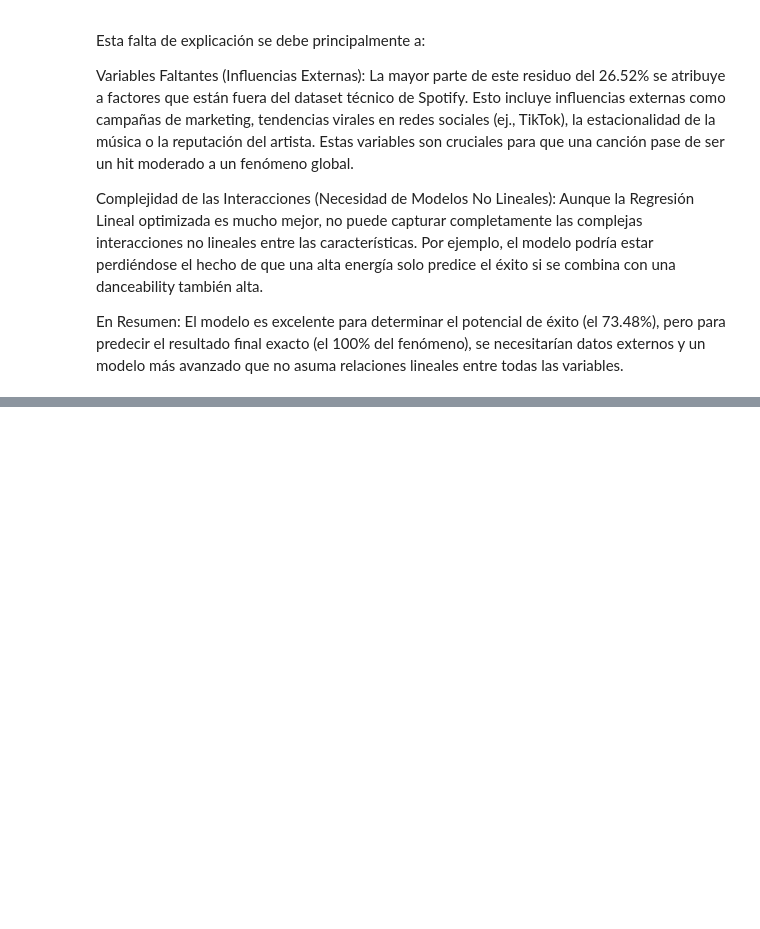
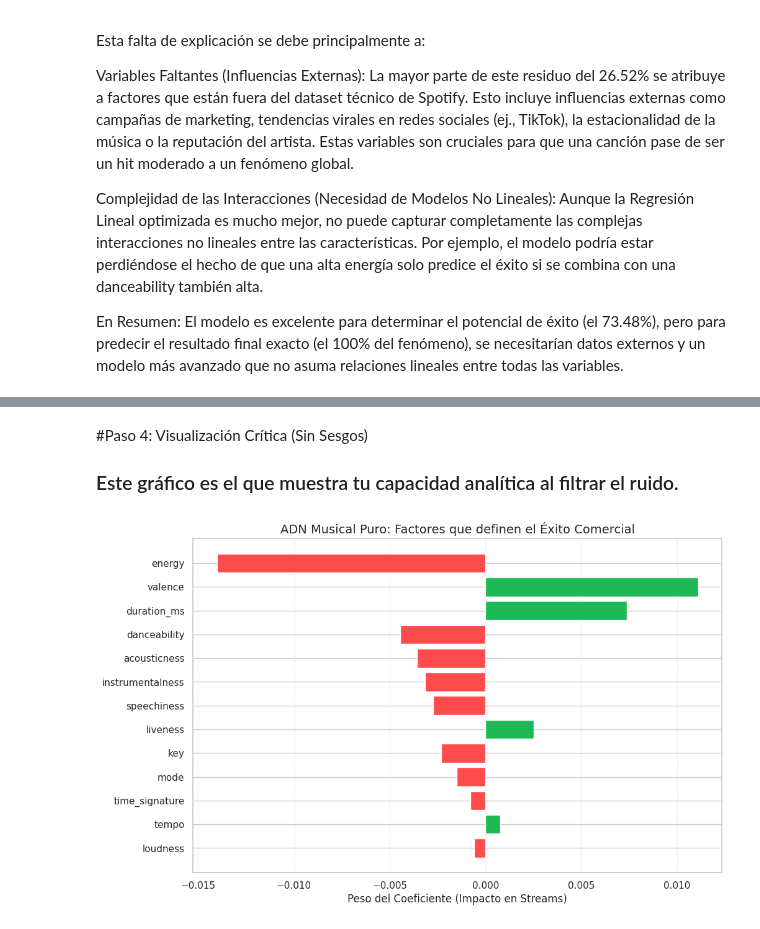
Before and after one commit to tiagoflorin/DataScience1, a Jupyter notebook: ProyectoFinal+Florin.ipynb, the cells around one changed output, grey strips where cells are left out. Saved outputs shown, nothing was run; the diff lists cells and outputs as text; code cells hidden in the pictures; blank space fills up the shorter version.

```diff
--- a/ProyectoFinal+Florin.ipynb
+++ b/ProyectoFinal+Florin.ipynb
@@ -544,0 +640,25 @@ En Resumen: El modelo es excelente para determinar el potencial de éxito (el 73
+# %% [markdown]
+#Paso 4: Visualización Crítica (Sin Sesgos)
+
+### Este gráfico es el que muestra tu capacidad analítica al filtrar el ruido.
+# %%
+def graficar_importancia_musical(pipeline):
+    nombres = pipeline.feature_names_in_
+    coefs = pipeline[-1].coef_
+    df = pd.DataFrame({'Feature': nombres, 'Coef': coefs})
+
+    # Saneamiento de variables: Eliminamos position (leakage) y fechas (sesgo contextual)
+    df_pro = df[~df['Feature'].isin(['position', 'year', 'month', 'day'])].copy()
+    df_pro = df_pro.sort_values(by='Coef', key=abs, ascending=True)
+
+    plt.figure(figsize=(11, 7))
+    colores = ['#1DB954' if x > 0 else '#ff4b4b' for x in df_pro['Coef']]
+    plt.barh(df_pro['Feature'], df_pro['Coef'], color=colores)
+    plt.title('ADN Musical Puro: Factores que definen el Éxito Comercial', fontsize=14)
+    plt.xlabel('Peso del Coeficiente (Impacto en Streams)')
+    plt.grid(axis='x', linestyle='--', alpha=0.3)
+    plt.show()
+
+graficar_importancia_musical(pipeline_reg_log)
+# %% [output]
+[figure, added]
```
Also changed, not shown: parts of 8 cells of this notebook.
